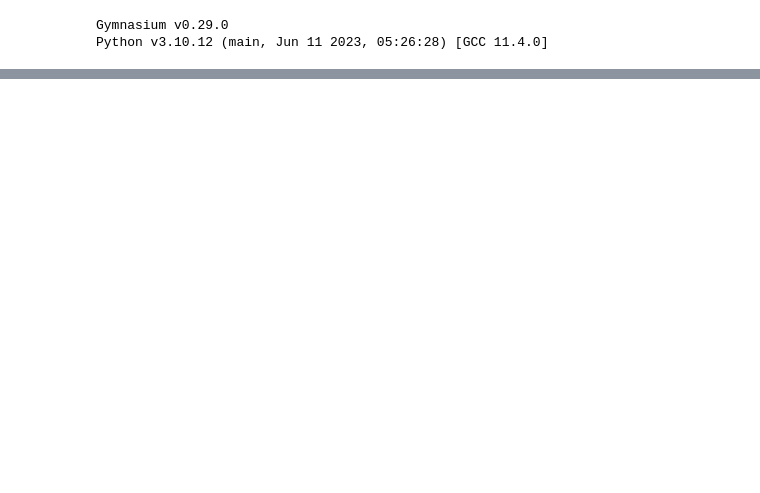
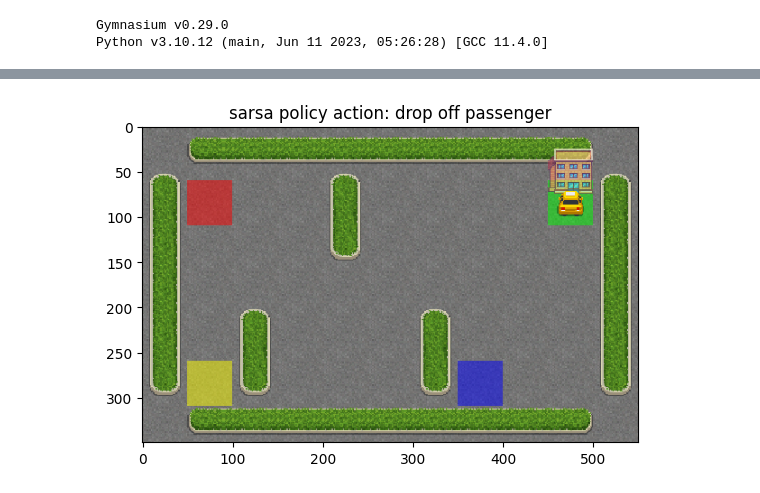
Before and after one commit to Cristian-Curaba/Solving-Gymnasium-toy-games-with-Reinforcement-Learning-methods, a Jupyter notebook: Everything.ipynb, the cells around one changed output, grey strips where cells are left out. Drawn from its saved outputs; the diff is of its cells as text; code cells hidden in the pictures; blank space fills up the shorter version.

```diff
--- a/Everything.ipynb
+++ b/Everything.ipynb
@@ -725,43 +742,45 @@ agent_E_sarsa.plot(1000)
 # plt.show()
 # %%
-# # #Taxi
-# # #Obs space: ((taxi_row * 5 + taxi_col) * 5 + passenger_location) * 4 + destination
+# #Taxi
+# #Obs space: ((taxi_row * 5 + taxi_col) * 5 + passenger_location) * 4 + destination
 
-# fig, ax = plt.subplots()
+fig, ax = plt.subplots()
 
-# obs, info = env_stat.reset()
-# done = False
-# terminated=False
-# truncated=False
-# for i in range(20):
-#     done= terminated or truncated
-#     if done:
-#         obs, info = env_stat.reset()
-#     img=env_stat.render()
-#     ax.imshow(img)
-#     action = agent_TD.get_action(obs)
-#     if action==0:
-#         title= "TD policy action: down"
-#         ax.set_title(title)
-#     if action==1:
-#         title="TD policy action: up"
-#         ax.set_title(title)
-#     if action==2:
-#         title="TD policy action: right"
-#         ax.set_title(title)
-#     if action==3:
-#         title= "TD policy action: left"
-#     ax.set_title(title)
-#     if action==4:
-#         title= "TD policy action: pickup passenger"
-#         ax.set_title(title)
-#     if action==5:
-#         title= "TD policy action: drop off passenger"
-#         ax.set_title(title)
-#     next_obs, reward, terminated, truncated, info = env_stat.step(action)
-#     obs=next_obs
-#     plt.savefig("TD_taxi-"+str(i))
-# plt.show()
+obs, info = env_stat.reset()
+done = False
+terminated=False
+truncated=False
+for i in range(20):
+    done= terminated or truncated
+    if done:
+        obs, info = env_stat.reset()
+    img=env_stat.render()
+    ax.imshow(img)
+    action = agent_sarsa.get_action(obs)
+    if action==0:
+        title= "sarsa policy action: down"
+        ax.set_title(title)
+    if action==1:
+        title="sarsa policy action: up"
+        ax.set_title(title)
+    if action==2:
+        title="sarsa policy action: right"
+        ax.set_title(title)
+    if action==3:
+        title= "sarsa policy action: left"
+    ax.set_title(title)
+    if action==4:
+        title= "sarsa policy action: pickup passenger"
+        ax.set_title(title)
+    if action==5:
+        title= "sarsa policy action: drop off passenger"
+        ax.set_title(title)
+    next_obs, reward, terminated, truncated, info = env_stat.step(action)
+    obs=next_obs
+    plt.savefig("sarsa_taxi-"+str(i))
+plt.show()
+# %% [output]
+[figure, added]
 # %%
 # #Blackjack
 # #Obs space: (player sum, dealer showing card, usable ace (always 11 unless busts))
```
Also changed, not shown: parts of 8 cells of this notebook, 7 other files.
